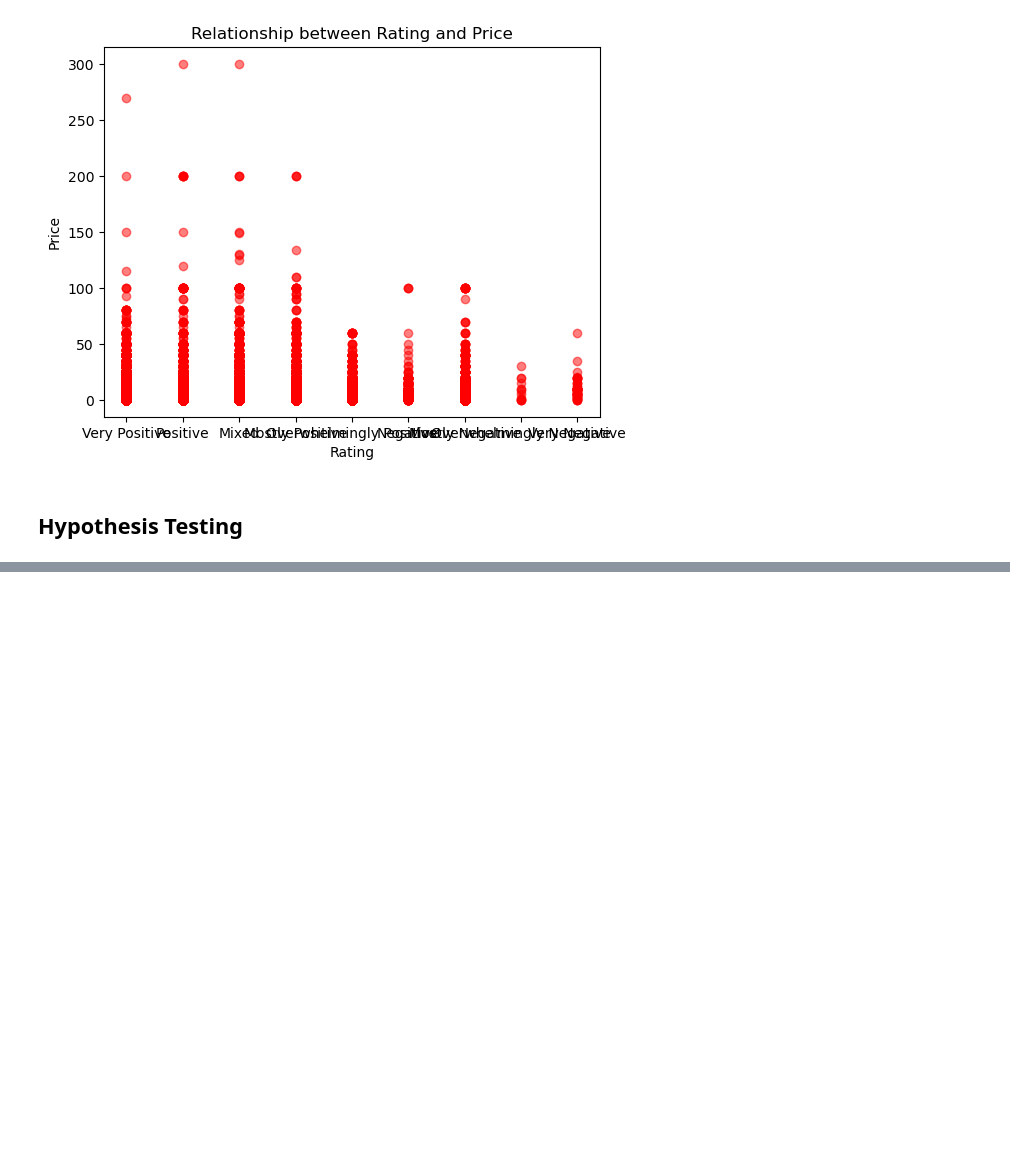
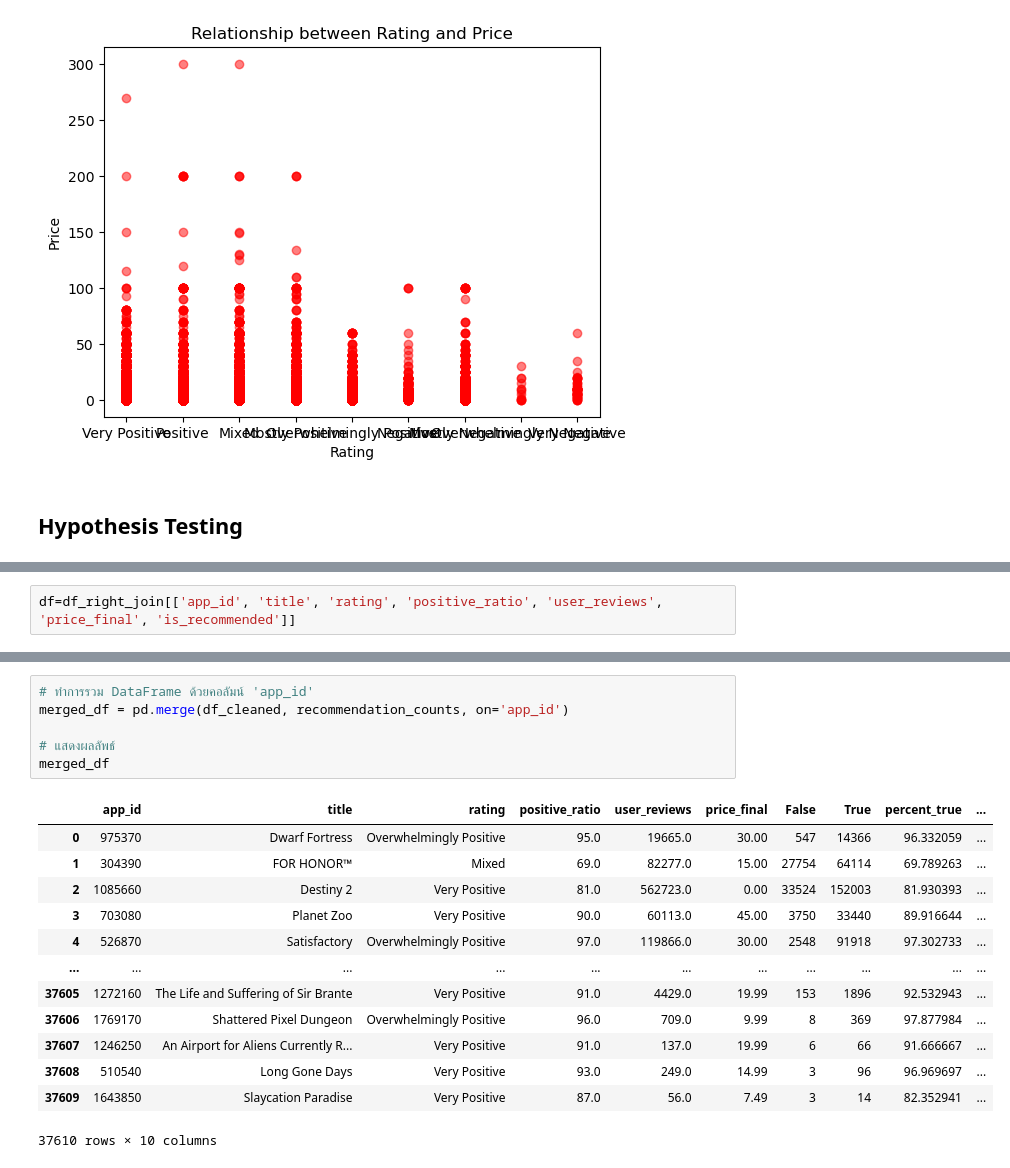
Before and after one commit to Milarize/EDA, a Jupyter notebook: EDA_Steam.ipynb, the cells around one changed output, grey strips where cells are left out. Drawn from its saved outputs; the diff is of its cells as text; blank space fills up the shorter version.

```diff
--- a/EDA_Steam.ipynb
+++ b/EDA_Steam.ipynb
@@ -394,0 +310,2 @@ reliable_data['app_id'].nunique()
+# %%
+df=df_right_join[['app_id', 'title', 'rating', 'positive_ratio', 'user_reviews', 'price_final', 'is_recommended']]
@@ -516,0 +392,20 @@ merged_data
+# %%
+# ทำการรวม DataFrame ด้วยคอลัมน์ 'app_id'
+merged_df = pd.merge(df_cleaned, recommendation_counts, on='app_id')
+
+# แสดงผลลัพธ์
+merged_df
+# %% [output]
+|  | app_id | title | rating | positive_ratio | user_reviews | price_final | False | True | percent_true | ... |
+| 0 | 975370 | Dwarf Fortress | Overwhelmingly Positive | 95.0 | 19665.0 | 30.00 | 547 | 14366 | 96.332059 | ... |
+| 1 | 304390 | FOR HONOR™ | Mixed | 69.0 | 82277.0 | 15.00 | 27754 | 64114 | 69.789263 | ... |
+| 2 | 1085660 | Destiny 2 | Very Positive | 81.0 | 562723.0 | 0.00 | 33524 | 152003 | 81.930393 | ... |
+| 3 | 703080 | Planet Zoo | Very Positive | 90.0 | 60113.0 | 45.00 | 3750 | 33440 | 89.916644 | ... |
+| 4 | 526870 | Satisfactory | Overwhelmingly Positive | 97.0 | 119866.0 | 30.00 | 2548 | 91918 | 97.302733 | ... |
+| ... | ... | ... | ... | ... | ... | ... | ... | ... | ... | ... |
+| 37605 | 1272160 | The Life and Suffering of Sir Brante | Very Positive | 91.0 | 4429.0 | 19.99 | 153 | 1896 | 92.532943 | ... |
+| 37606 | 1769170 | Shattered Pixel Dungeon | Overwhelmingly Positive | 96.0 | 709.0 | 9.99 | 8 | 369 | 97.877984 | ... |
+| 37607 | 1246250 | An Airport for Aliens Currently R... | Very Positive | 91.0 | 137.0 | 19.99 | 6 | 66 | 91.666667 | ... |
+| 37608 | 510540 | Long Gone Days | Very Positive | 93.0 | 249.0 | 14.99 | 3 | 96 | 96.969697 | ... |
+| 37609 | 1643850 | Slaycation Paradise | Very Positive | 87.0 | 56.0 | 7.49 | 3 | 14 | 82.352941 | ... |
+37610 rows × 10 columns
```
Also changed, not shown: parts of 24 cells of this notebook.
